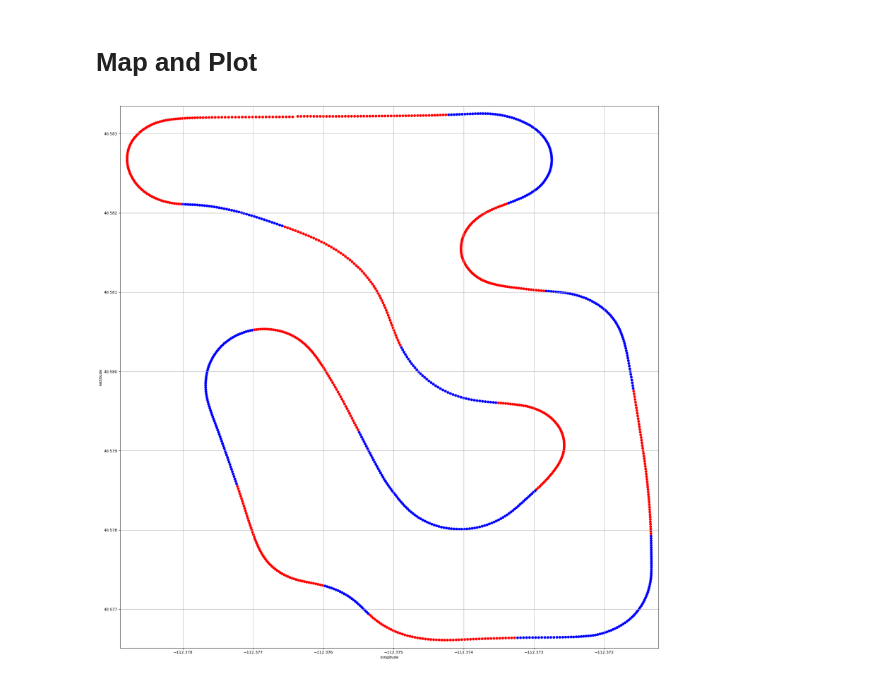
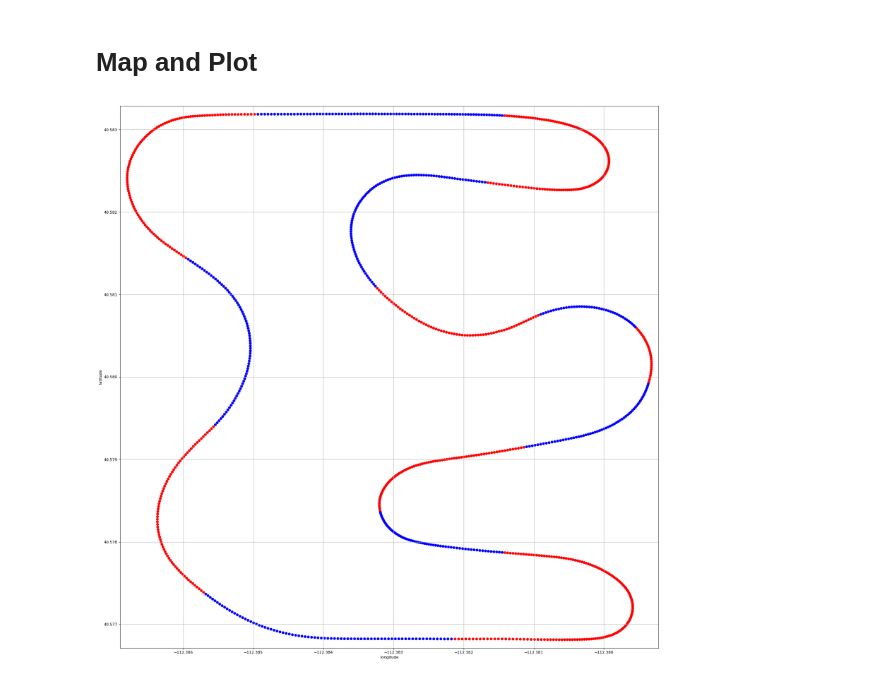
Before and after one commit to bruggles/racing_data, a Jupyter notebook: race_data.ipynb, the cells around one changed output. Drawn from its saved outputs; the diff is of its cells as text; code cells hidden in the pictures.

```diff
--- a/race_data.ipynb
+++ b/race_data.ipynb
@@ -358,5 +441,5 @@ dict_keys(['umc_east_br_4_23_21'])
 # %%
-key = 'umc_east_br_4_23_21'
+key = 'umc_west_5_21_21'
 race_data = df_dict[key]
 #race_data
 # %%
@@ -371,8 +454,8 @@ meta_dict[key]
 # Clean out the outliers
 # %%
 std_devs= 5
-y_mean = race_data['lattitude'].mean()
-y_std = race_data['lattitude'].std()
+y_mean = race_data['latitude'].mean()
+y_std = race_data['latitude'].std()
 x_mean = race_data['longitude'].mean()
 x_std = race_data['longitude'].std()
 min_std = min(x_std,y_std)
@@ -380,10 +463,8 @@ y_bound_low = y_mean - min_std*std_devs
 y_bound_high = y_mean + min_std*std_devs
 x_bound_low = x_mean - min_std*std_devs
 x_bound_high = x_mean + min_std*std_devs
-rd_clean = race_data[(race_data.lattitude < y_bound_high) & (race_data.lattitude > y_bound_low) &
+rd_clean = race_data[(race_data.latitude < y_bound_high) & (race_data.latitude > y_bound_low) &
                     (race_data.longitude < x_bound_high) & (race_data.longitude > x_bound_low)]
-#rd_clean['lat_abs'] = rd_clean['lattitude'].abs()
-#rd_clean['long_abs'] = rd_clean['longitude'].abs()
 rd_clean['lap_name'] = rd_clean['file'] + " lap" + rd_clean['lap_number'].astype(str)
 rd_clean = rd_clean.copy()
 # %% [output]
@@ -424,7 +505,7 @@ for i in corner_select.value:
     corner_list.append(track_configs[meta_dict[key]['track_and_config']][i])
 # %%
 #corners
-corners = corner_assign(rd_clean['lattitude'],rd_clean['longitude'],corner_list)
+corners = corner_assign(rd_clean['latitude'],rd_clean['longitude'],corner_list)
 rd_clean['corner_name'] = corners['corner_name']
 rd_clean['corner_num'] = corners['corner_num']
 rd_clean['corner_color'] = corners['corner_color']
@@ -436,7 +517,7 @@ rd_clean['brake_perc'] = brake_perc(rd_clean['gps_long_acceleration'])
 rd_clean['corner_perc'] = corner_perc(rd_clean['gps_lat_acceleration'])
 # %%
 #acceleration
-buckets = 1
+buckets = 3
 bucket_mult = 1/buckets
 rd_clean['mph_int'] = rd_clean['mph'].astype('int')
 rd_clean['pre_mph_bucket'] = rd_clean['mph']*bucket_mult
@@ -444,12 +525,5 @@ rd_clean['mph_bucket'] = rd_clean['pre_mph_bucket'].astype('int')
 acceleration = rd_clean.groupby('mph_bucket').agg({'gps_long_acceleration' : 'max',
                                                'mph_int' : 'max'}).reset_index()
 accel_filtered = acceleration[acceleration.gps_long_acceleration > 0]
-speed_mph, speed_accel = rlsq(accel_filtered['mph_int'],accel_filtered['gps_long_acceleration'])
-
-rd_clean['accel_perc'] = accel_perc(speed_mph,speed_accel,rd_clean['mph_int'],rd_clean['gps_long_acceleration'])
-#plot acceleration curve to make sure it looks reasonable
-plt.plot(accel_filtered['mph_int'], accel_filtered['gps_long_acceleration'], 'o', label='data')
-plt.plot(speed_mph, speed_accel, label='robust lsq')
-plt.xlabel('mph')
-plt.ylabel('acceleration')
-plt.legend();
+intercept, slope = lin_reg(accel_filtered, 'mph_int','gps_long_acceleration', min_speed = 30)
+rd_clean['accel_perc'] = rd_clean['gps_long_acceleration'] / (rd_clean['mph'] * slope + intercept)
@@ -597,13 +672,18 @@ lat_min, lat_max, lon_min, lon_max = plot_bounds(one_lap['lattitude'],one_lap['l
 # %%
+#prep data
+one_lap_filter = lap_times[lap_times.lap_rank == 1]['lap_name'].values[0]
+one_lap = rd_clean[rd_clean.lap_name == one_lap_filter].copy()
+lat_min, lat_max, lon_min, lon_max = plot_bounds(one_lap['latitude'],one_lap['longitude'])
+#plot it
 plt.figure(figsize=(20, 20), dpi=80)
 plt.grid(which='both')
 plt.tight_layout()
 plt.xlim([lon_min,lon_max])
 plt.ylim([lat_min,lat_max])
-plt.ylabel('lattitude')
+plt.ylabel('latitude')
 plt.xlabel('longitude')
 plt.ticklabel_format(useOffset=False)
 plt.title ='test'
-plt.scatter(one_lap['longitude'],one_lap['lattitude'], c=one_lap['corner_color']);
+plt.scatter(one_lap['longitude'],one_lap['latitude'], c=one_lap['corner_color']);
 # %% [output]
-[figure, old version]
+[figure, new version]
```
Also changed, not shown: parts of 19 cells of this notebook, 6 other files.
